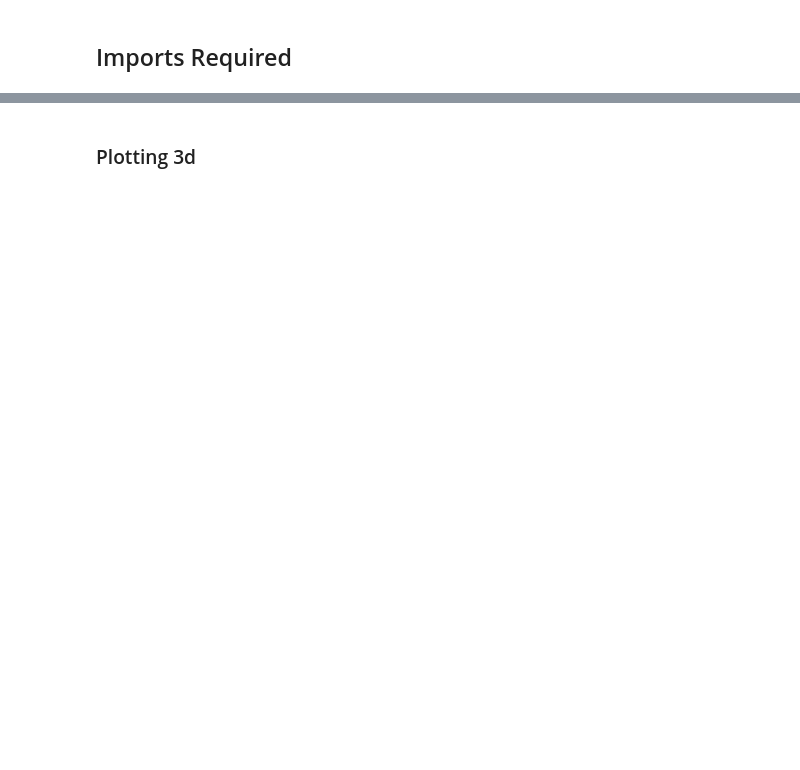
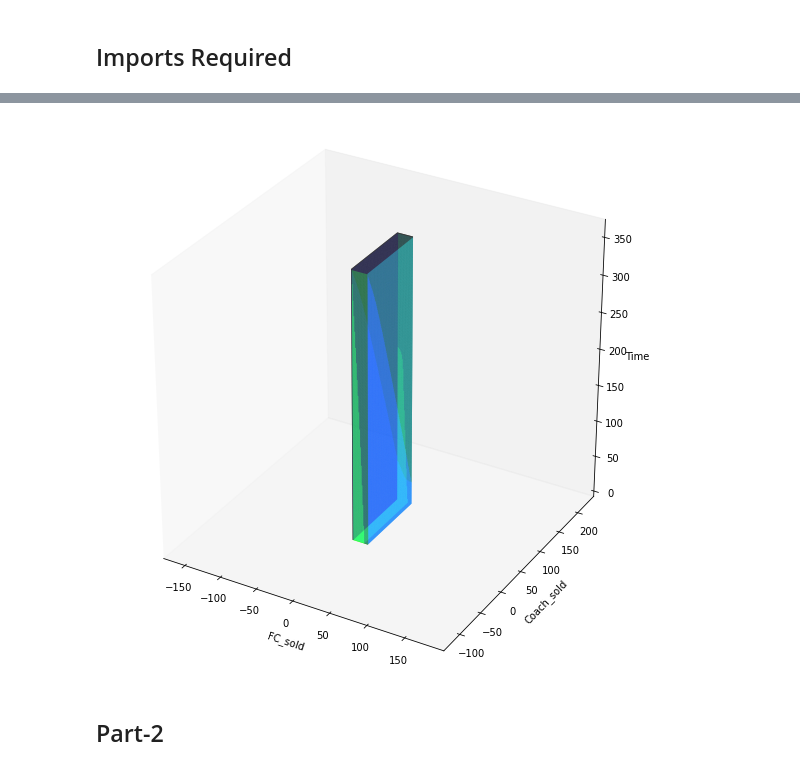
Before and after one commit to chyavan-mc/the-price-is-perfect, a Jupyter notebook: project-2.ipynb, the cells around one changed output, grey strips where cells are left out. Saved outputs shown, nothing was run; the diff lists cells and outputs as text; code cells hidden in the pictures; blank space fills up the shorter version.

```diff
--- a/project-2.ipynb
+++ b/project-2.ipynb
@@ -167,2 +310,24 @@ ft.set_parameters(param_template)
+# %%
+# Option 2: Create an object FlightTicketPriceOptimizer by passing the parameters if the dictionary structure is already known
+ft = FlightTicketPriceOptimizer({'price_coach_low': 300.0,
+    'price_coach_high': 350.0,
+    'price_fclass_low': 425.0,
+    'price_fclass_high': 500.0,
+    'booking_proba_coach_lowpr': 0.65,
+    'booking_proba_coach_highpr': 0.3,
+    'booking_proba_fclass_lowpr': 0.08,
+    'booking_proba_fclass_highpr': 0.04,
+    'prob_change_on_fclass_sold': 0.03,
+    'cost_of_bumping': 50.0,
+    'cost_of_stipend': 425.0,
+    'discount': 0.17,
+    'proba_coach_showing_up': 0.95,
+    'proba_fclass_showing_up': 0.97,
+    'n_seats_coach': 100,
+    'n_seats_fclass': 20,
+    'overbook_limit': 5,
+    'days_left': 365,
+    'block_bookings': 0
+})
 # %%
 ft.calculate_initial_conditions()
@@ -299,2 +338,0 @@ V[-1, -1, 0]
-# %% [markdown]
-### Plotting 3d
@@ -331,0 +339,6 @@ plt.show()
+# %%
+ft.plot_decisions()
+# %% [output]
+[figure, added]
+# %% [markdown]
+## Part-2
```
Also changed, not shown: parts of 50 cells of this notebook, 2 other files.
